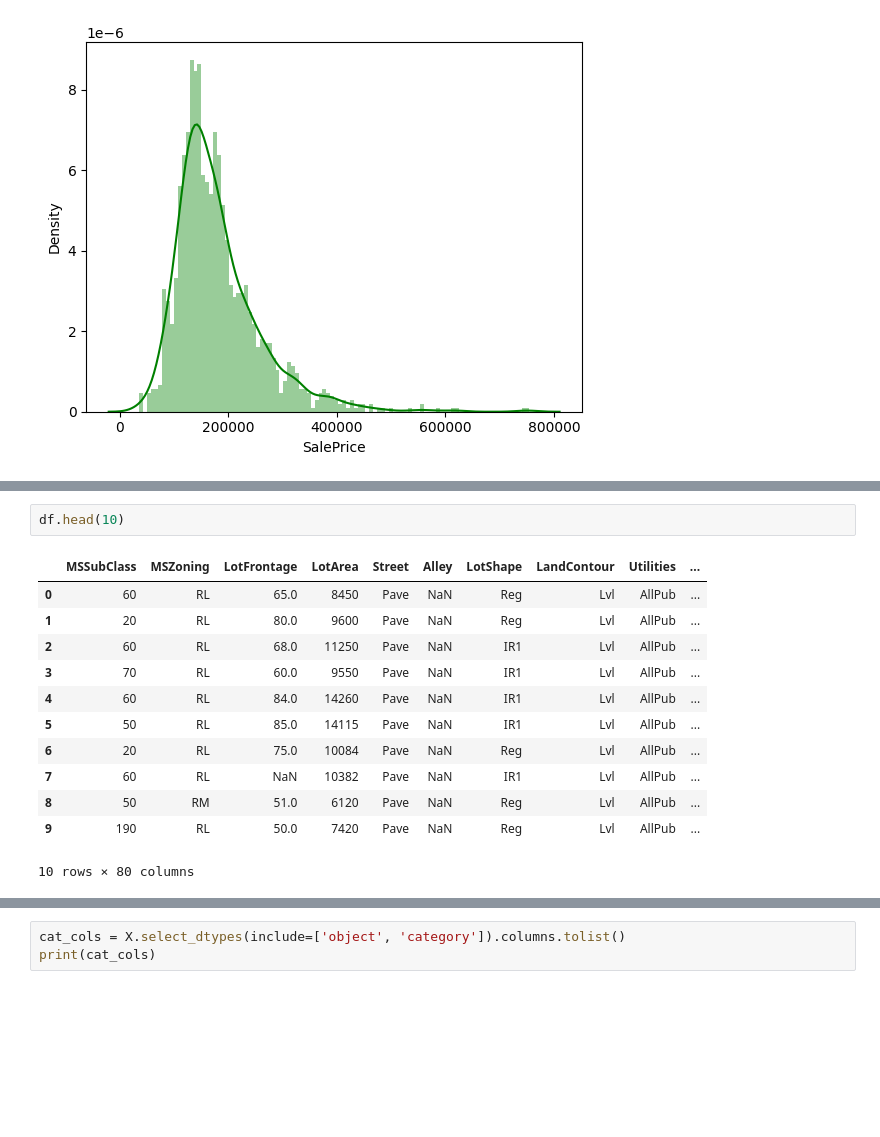
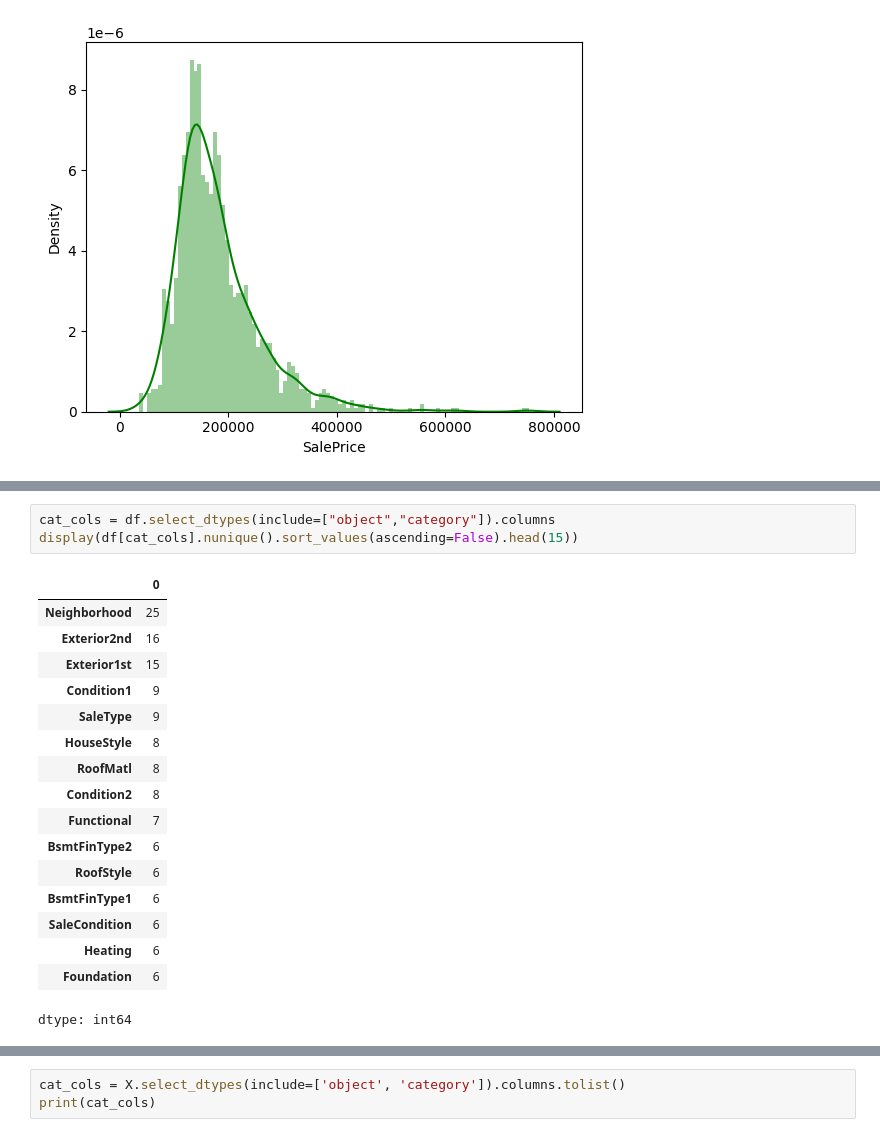
Before and after one commit to ArulR1006/Dataset, a Jupyter notebook: notebook5e76b4f70e.ipynb, the cells around one changed output, grey strips where cells are left out. Cells and saved outputs as stored; diff of their text form; blank space fills up the shorter version.

```diff
--- a/notebook5e76b4f70e.ipynb
+++ b/notebook5e76b4f70e.ipynb
@@ -103,15 +92,21 @@ memory usage: 912.6+ KB
-# %%
-df.head(10)
-# %% [output]
-|  | MSSubClass | MSZoning | LotFrontage | LotArea | Street | Alley | LotShape | LandContour | Utilities | ... |
-| 0 | 60 | RL | 65.0 | 8450 | Pave | NaN | Reg | Lvl | AllPub | ... |
-| 1 | 20 | RL | 80.0 | 9600 | Pave | NaN | Reg | Lvl | AllPub | ... |
-| 2 | 60 | RL | 68.0 | 11250 | Pave | NaN | IR1 | Lvl | AllPub | ... |
-| 3 | 70 | RL | 60.0 | 9550 | Pave | NaN | IR1 | Lvl | AllPub | ... |
-| 4 | 60 | RL | 84.0 | 14260 | Pave | NaN | IR1 | Lvl | AllPub | ... |
-| 5 | 50 | RL | 85.0 | 14115 | Pave | NaN | IR1 | Lvl | AllPub | ... |
-| 6 | 20 | RL | 75.0 | 10084 | Pave | NaN | Reg | Lvl | AllPub | ... |
-| 7 | 60 | RL | NaN | 10382 | Pave | NaN | IR1 | Lvl | AllPub | ... |
-| 8 | 50 | RM | 51.0 | 6120 | Pave | NaN | Reg | Lvl | AllPub | ... |
-| 9 | 190 | RL | 50.0 | 7420 | Pave | NaN | Reg | Lvl | AllPub | ... |
-10 rows × 80 columns
+# %%
+cat_cols = df.select_dtypes(include=["object","category"]).columns
+display(df[cat_cols].nunique().sort_values(ascending=False).head(15))
+# %% [output]
+|  | 0 |
+| Neighborhood | 25 |
+| Exterior2nd | 16 |
+| Exterior1st | 15 |
+| Condition1 | 9 |
+| SaleType | 9 |
+| HouseStyle | 8 |
+| RoofMatl | 8 |
+| Condition2 | 8 |
+| Functional | 7 |
+| BsmtFinType2 | 6 |
+| RoofStyle | 6 |
+| BsmtFinType1 | 6 |
+| SaleCondition | 6 |
+| Heating | 6 |
+| Foundation | 6 |
+dtype: int64
```
Also changed, not shown: parts of 11 cells of this notebook.
